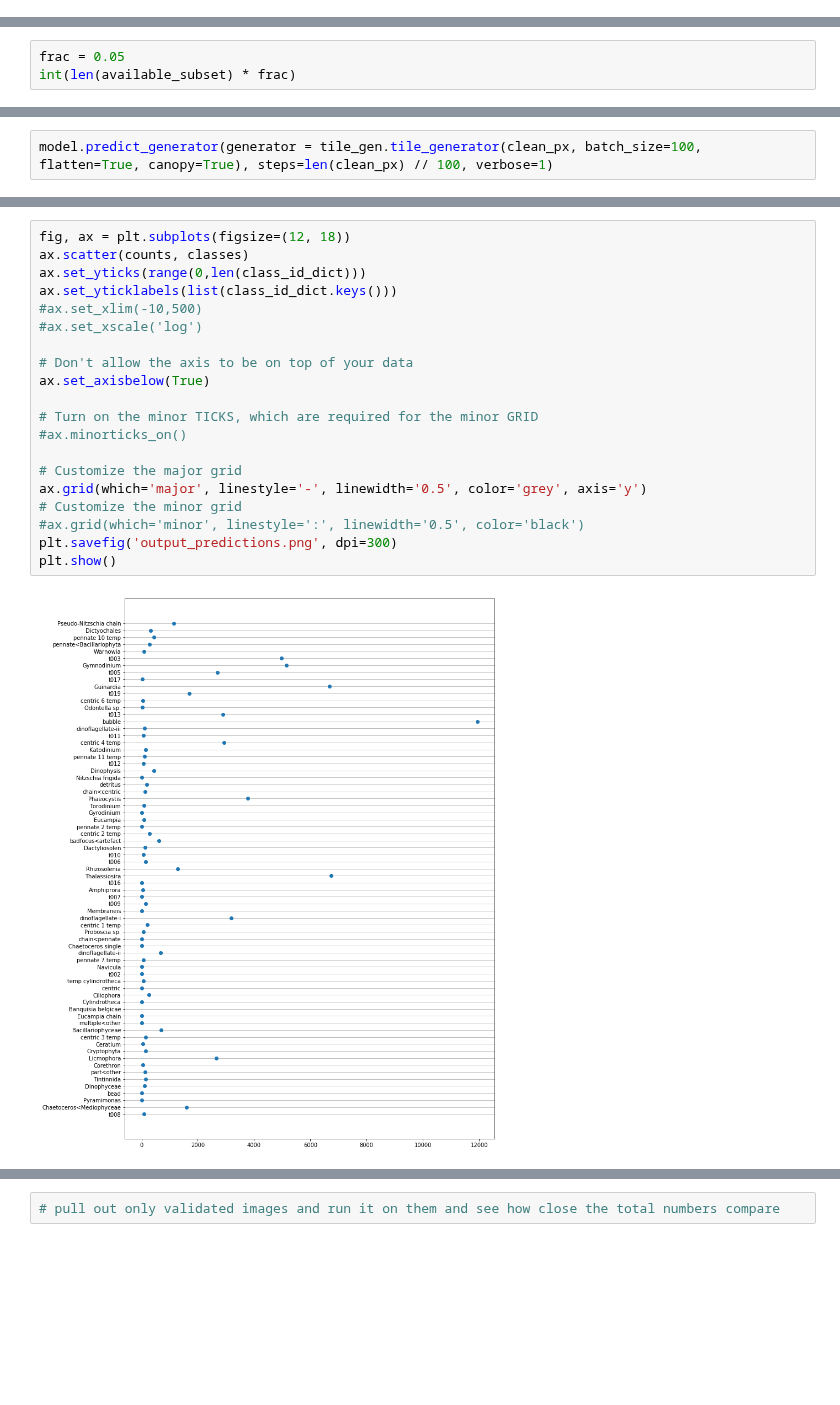
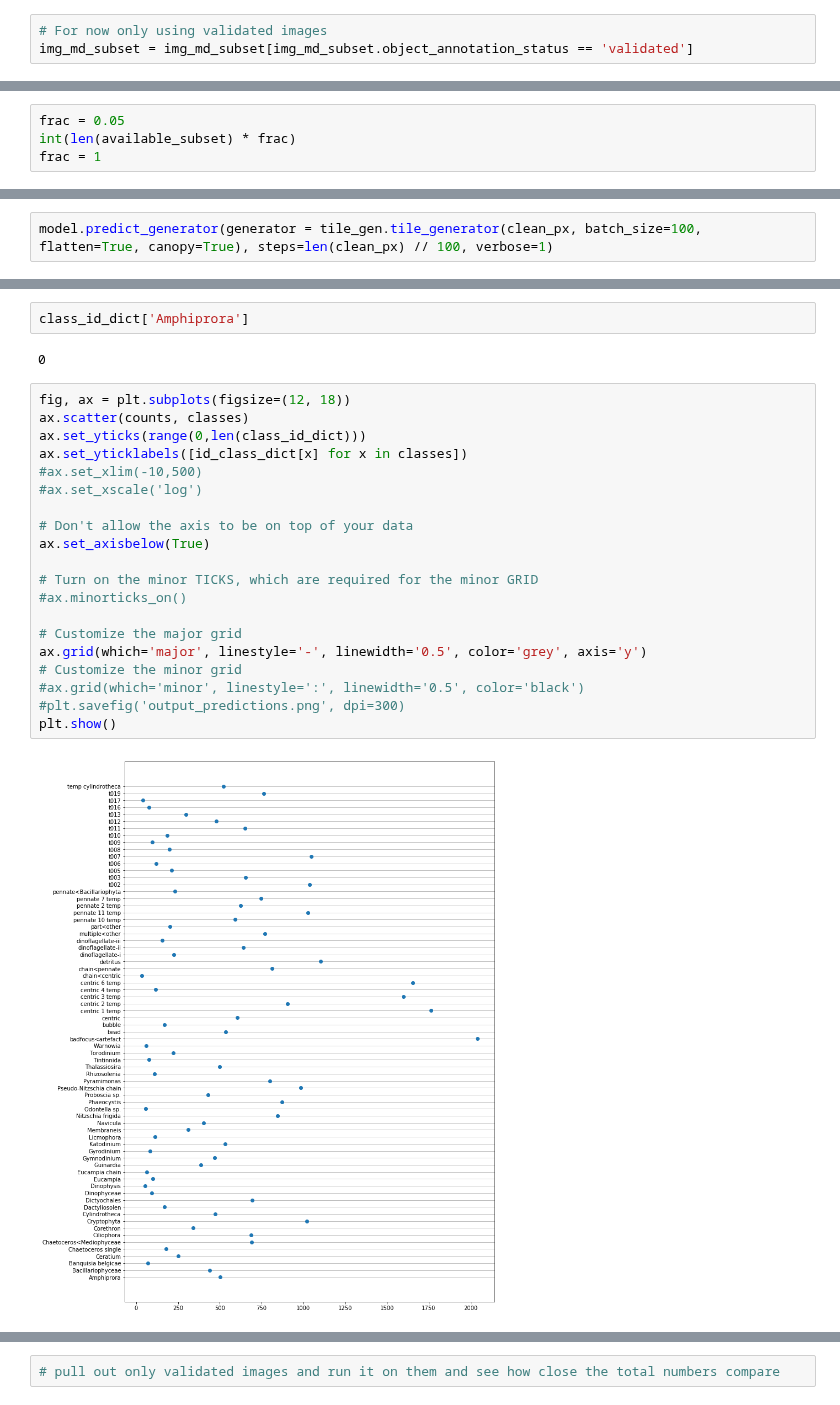
Before and after one commit to patrickcgray/deep_ifcb, a Jupyter notebook: python/model_predictions.ipynb, the cells around one changed output, grey strips where cells are left out. Cells and saved outputs as stored; diff of their text form; blank space fills up the shorter version.

Commit message:
getting closer to version 1.0 did some more testing and fixed an issue on count comparisons with dicts vs lists

```diff
--- a/python/model_predictions.ipynb
+++ b/python/model_predictions.ipynb
@@ -7,4 +7,7 @@ import matplotlib.pyplot as plt
 # %%
 img_md_subset = pd.read_csv('../../../Data/ifcb_ecotaxa_subset_merged.csv')
 img_md_subset = img_md_subset.drop('Unnamed: 0', 1)
+# %%
+# For now only using validated images
+img_md_subset = img_md_subset[img_md_subset.object_annotation_status == 'validated']
 # %%
@@ -130,3 +125,4 @@ id_class_dict = dict((v,k) for k,v in class_id_dict.items())
 # %%
 frac = 0.05
 int(len(available_subset) * frac)
+frac = 1
@@ -228,22 +221,26 @@ classes, counts
+# %%
+class_id_dict['Amphiprora']
+# %% [output]
+0
 # %%
 fig, ax = plt.subplots(figsize=(12, 18))
 ax.scatter(counts, classes)
 ax.set_yticks(range(0,len(class_id_dict)))
-ax.set_yticklabels(list(class_id_dict.keys()))
+ax.set_yticklabels([id_class_dict[x] for x in classes])
 #ax.set_xlim(-10,500)
 #ax.set_xscale('log')
 
 # Don't allow the axis to be on top of your data
 ax.set_axisbelow(True)
 
 # Turn on the minor TICKS, which are required for the minor GRID
 #ax.minorticks_on()
 
 # Customize the major grid
 ax.grid(which='major', linestyle='-', linewidth='0.5', color='grey', axis='y')
 # Customize the minor grid
 #ax.grid(which='minor', linestyle=':', linewidth='0.5', color='black')
-plt.savefig('output_predictions.png', dpi=300)
+#plt.savefig('output_predictions.png', dpi=300)
 plt.show()
 # %% [output]
-[figure, old version]
+[figure, new version]
```
Also changed, not shown: parts of 13 cells of this notebook.
